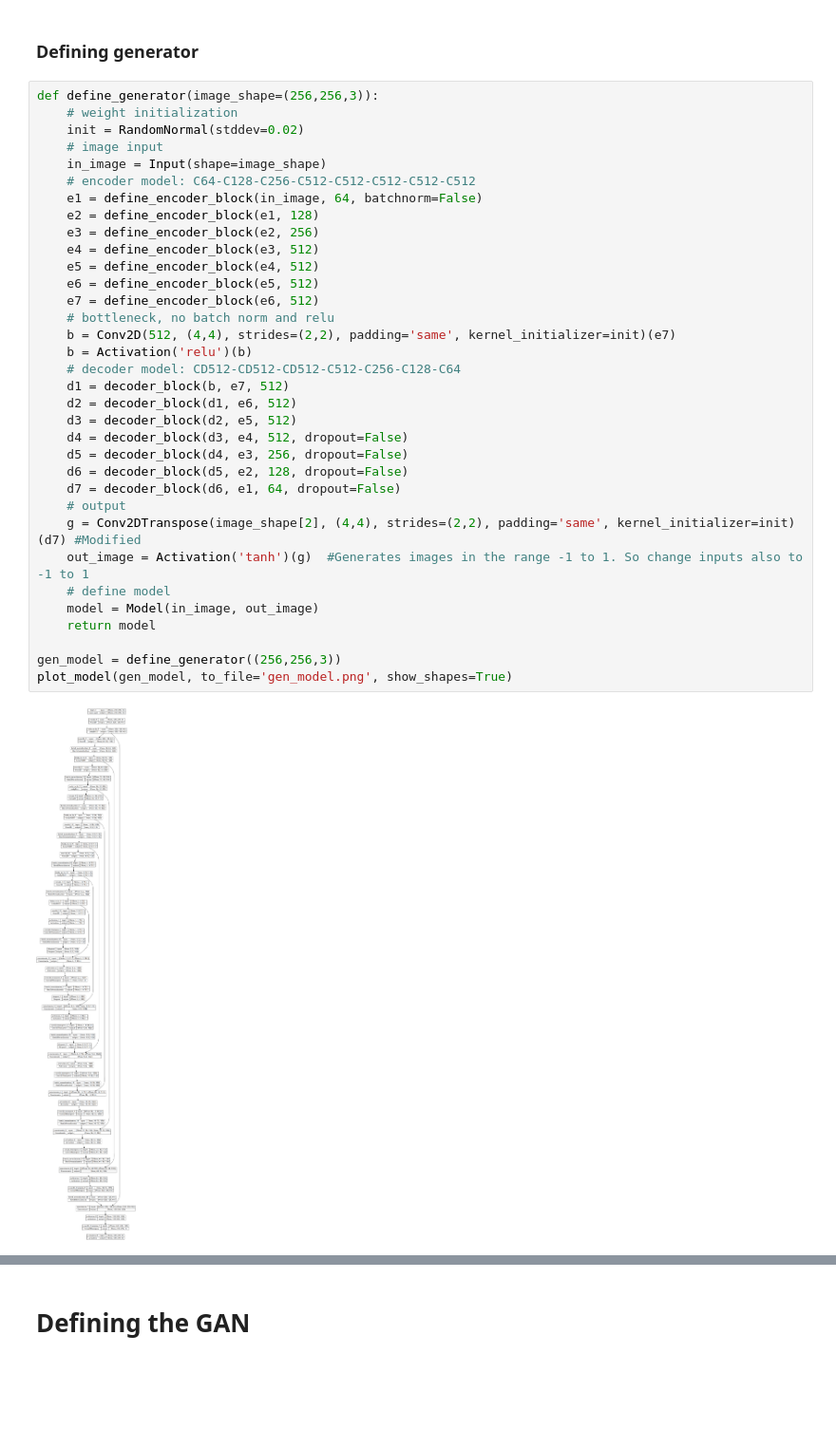
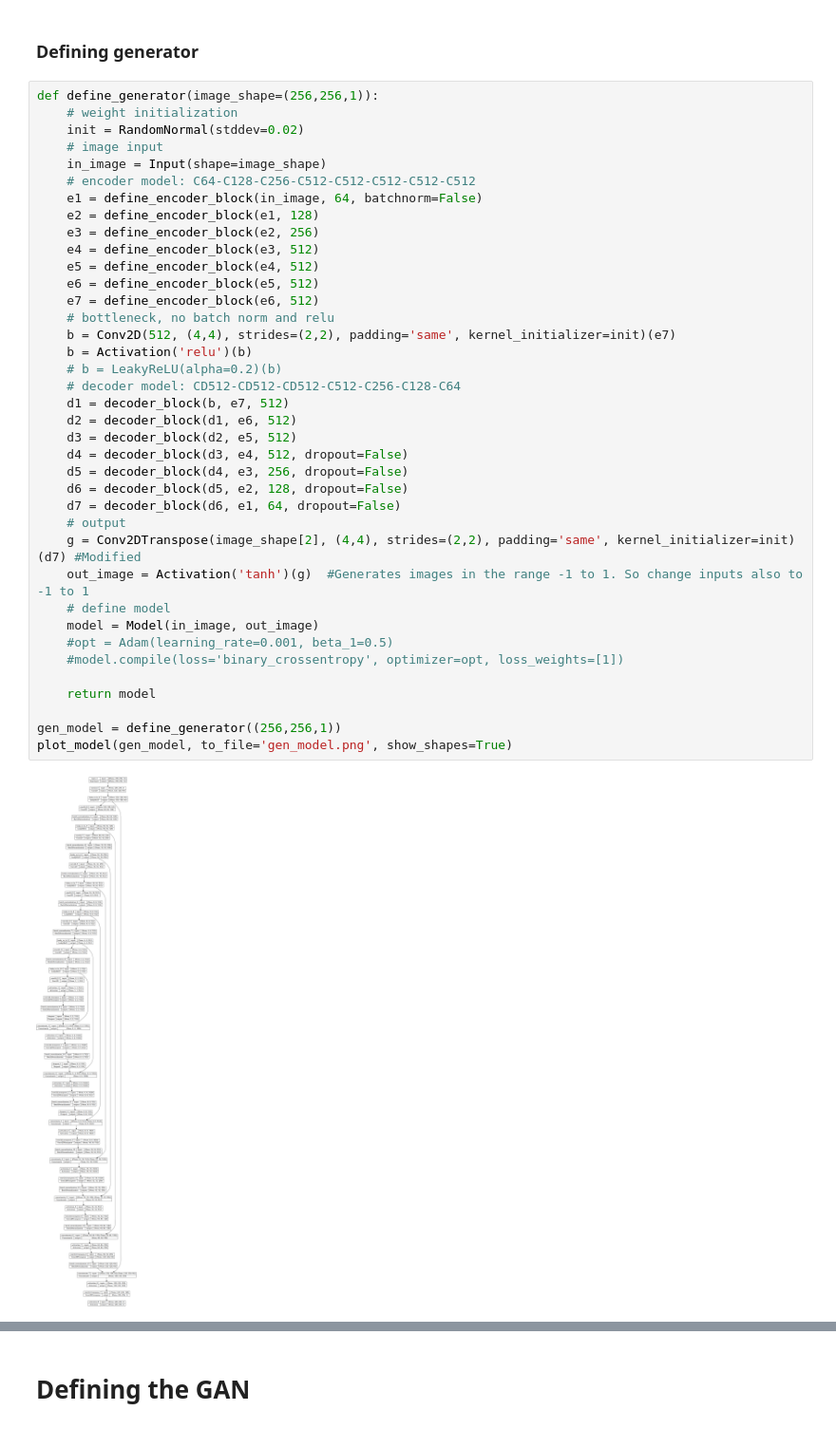
Before and after one commit to Aranyaa-k/Brain-hemorrhage-detection-using-GANS, a Jupyter notebook: detection.ipynb, the cells around one changed output, grey strips where cells are left out. Shown at 95% size. Cells and saved outputs as stored; diff of their text form; blank space fills up the shorter version.

```diff
--- a/detection.ipynb
+++ b/detection.ipynb
@@ -235,38 +278,42 @@ def decoder_block(layer_in, skip_in, n_filters, dropout=True):
 # %% [markdown]
 ### Defining generator
 # %%
-def define_generator(image_shape=(256,256,3)):
+def define_generator(image_shape=(256,256,1)):
 	# weight initialization
 	init = RandomNormal(stddev=0.02)
 	# image input
 	in_image = Input(shape=image_shape)
 	# encoder model: C64-C128-C256-C512-C512-C512-C512-C512
 	e1 = define_encoder_block(in_image, 64, batchnorm=False)
 	e2 = define_encoder_block(e1, 128)
 	e3 = define_encoder_block(e2, 256)
 	e4 = define_encoder_block(e3, 512)
 	e5 = define_encoder_block(e4, 512)
 	e6 = define_encoder_block(e5, 512)
 	e7 = define_encoder_block(e6, 512)
 	# bottleneck, no batch norm and relu
 	b = Conv2D(512, (4,4), strides=(2,2), padding='same', kernel_initializer=init)(e7)
 	b = Activation('relu')(b)
+	# b = LeakyReLU(alpha=0.2)(b)
 	# decoder model: CD512-CD512-CD512-C512-C256-C128-C64
 	d1 = decoder_block(b, e7, 512)
 	d2 = decoder_block(d1, e6, 512)
 	d3 = decoder_block(d2, e5, 512)
 	d4 = decoder_block(d3, e4, 512, dropout=False)
 	d5 = decoder_block(d4, e3, 256, dropout=False)
 	d6 = decoder_block(d5, e2, 128, dropout=False)
 	d7 = decoder_block(d6, e1, 64, dropout=False)
 	# output
 	g = Conv2DTranspose(image_shape[2], (4,4), strides=(2,2), padding='same', kernel_initializer=init)(d7) #Modified
 	out_image = Activation('tanh')(g)  #Generates images in the range -1 to 1. So change inputs also to -1 to 1
 	# define model
 	model = Model(in_image, out_image)
+	#opt = Adam(learning_rate=0.001, beta_1=0.5)
+	#model.compile(loss='binary_crossentropy', optimizer=opt, loss_weights=[1])
+
 	return model
 
-gen_model = define_generator((256,256,3))
+gen_model = define_generator((256,256,1))
 plot_model(gen_model, to_file='gen_model.png', show_shapes=True)
 # %% [output]
-[figure, old version]
+[figure, new version]
```
Also changed, not shown: parts of 30 cells of this notebook, 19 other files.
